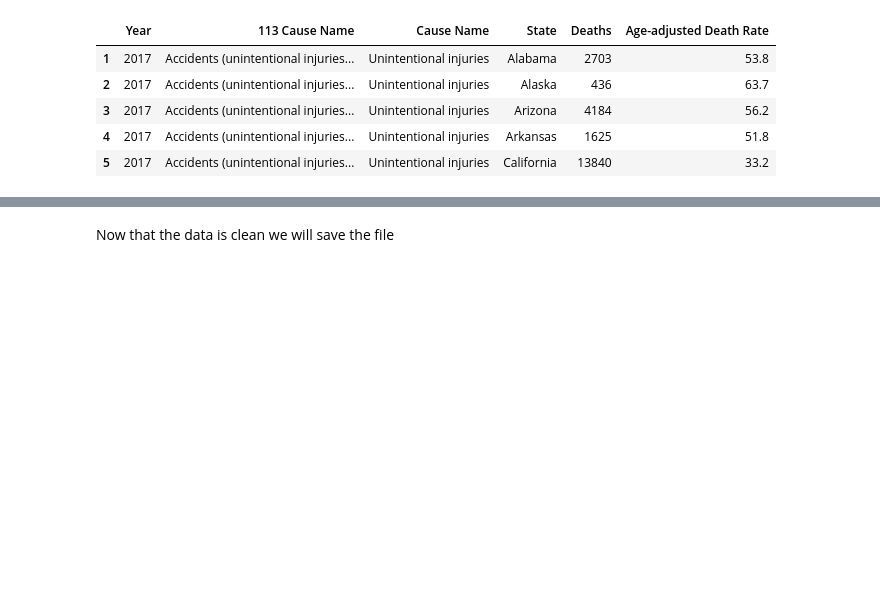
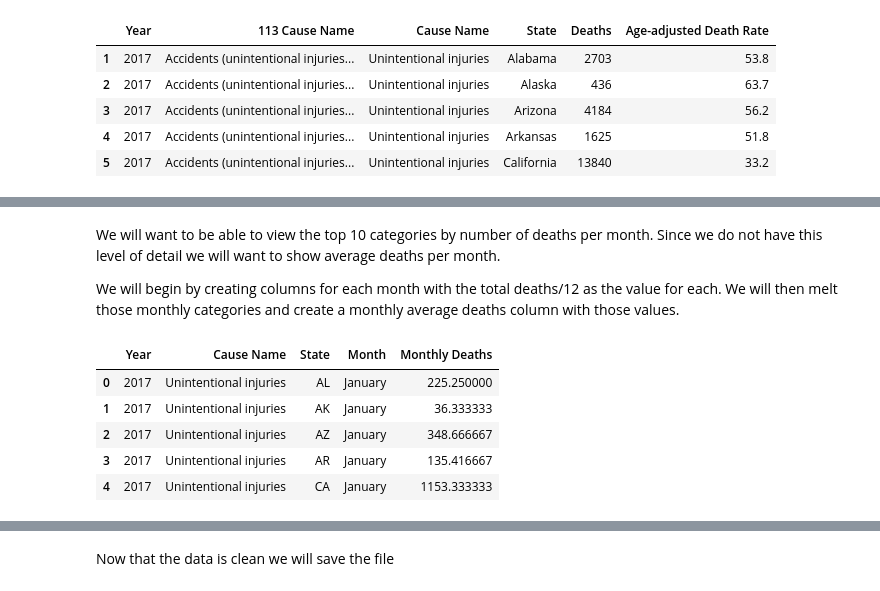
Before and after one commit to Walk509/Coronavirus-Viz-Cleaning, a Jupyter notebook: HealthData.ipynb, the cells around one changed output, grey strips where cells are left out. Saved outputs shown, nothing was run; the diff lists cells and outputs as text; code cells hidden in the pictures; blank space fills up the shorter version.

```diff
--- a/HealthData.ipynb
+++ b/HealthData.ipynb
@@ -108,0 +134,32 @@ clean_df.head(5)
+# %% [markdown]
+We will want to be able to view the top 10 categories by number of deaths per month. Since we do not have this level of detail we will want to show average deaths per month.
+
+We will begin by creating columns for each month with the total deaths/12 as the value for each. We will then melt those monthly categories and create a monthly average deaths column with those values.
+# %%
+clean_df['January'] = clean_df['Deaths']/12
+clean_df['February'] = clean_df['Deaths']/12
+clean_df['March'] = clean_df['Deaths']/12
+clean_df['April'] = clean_df['Deaths']/12
+clean_df['May'] = clean_df['Deaths']/12
+clean_df['June'] = clean_df['Deaths']/12
+clean_df['July'] = clean_df['Deaths']/12
+clean_df['August'] = clean_df['Deaths']/12
+clean_df['September'] = clean_df['Deaths']/12
+clean_df['October'] = clean_df['Deaths']/12
+clean_df['November'] = clean_df['Deaths']/12
+clean_df['December'] = clean_df['Deaths']/12
+# %%
+clean_df = pd.melt(clean_df,
+                       ["Year", "Cause Name", "State", "Deaths"],
+                       var_name="Month",
+                       value_name="Monthly Deaths")
+del clean_df['Deaths']
+# %%
+clean_df.head(5)
+# %% [output]
+|  | Year | Cause Name | State | Month | Monthly Deaths |
+| 0 | 2017 | Unintentional injuries | AL | January | 225.250000 |
+| 1 | 2017 | Unintentional injuries | AK | January | 36.333333 |
+| 2 | 2017 | Unintentional injuries | AZ | January | 348.666667 |
+| 3 | 2017 | Unintentional injuries | AR | January | 135.416667 |
+| 4 | 2017 | Unintentional injuries | CA | January | 1153.333333 |
```
Also changed, not shown: parts of 27 cells of this notebook.
